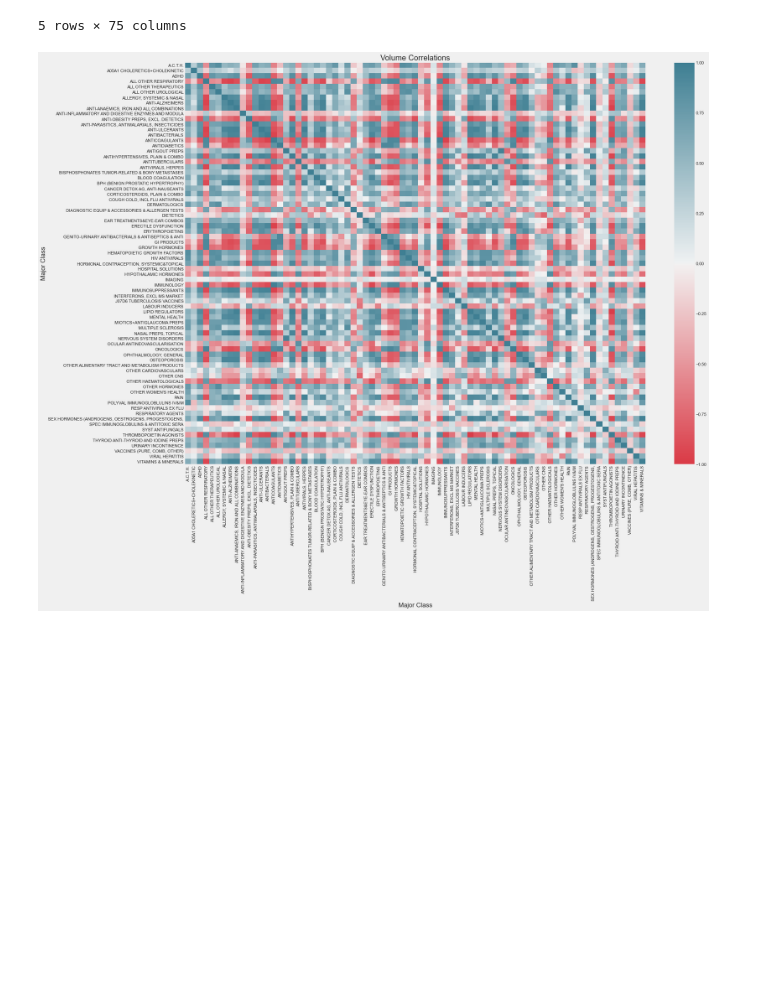
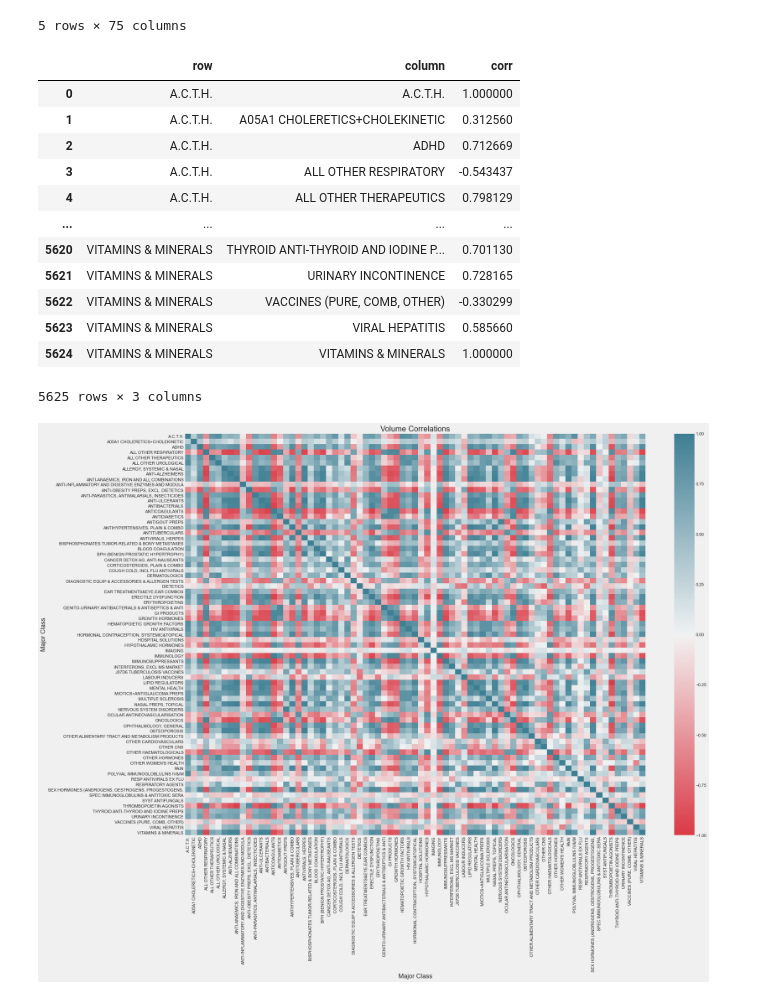
Before and after one commit to pauldoan/CBS_Nephron, a Jupyter notebook: Correlations/Correlations.ipynb, the cells around one changed output. Saved outputs shown, nothing was run; the diff lists cells and outputs as text; code cells hidden in the pictures; blank space fills up the shorter version.

```diff
--- a/Correlations/Correlation.ipynb
+++ b/Correlations/Correlations.ipynb
@@ -74,10 +75,24 @@ trx_corr.head()
 # %%
 # Formating the correlation matrix to make it easier for Tableau analysis
 trx_corr_format = trx_corr.stack().to_frame().reset_index(level=1).rename(columns={'Major Class': 'column', 0: 'corr'}).reset_index().rename(columns={'Major Class': 'row'})
 trx_corr_format
 
 # Saving csv file
-trx_corr_format.to_csv('trx_corr_since2014_noCovid.csv')
+# trx_corr_format.to_csv('trx_corr_since2014_noCovid.csv')
+# %% [output]
+|  | row | column | corr |
+| 0 | A.C.T.H. | A.C.T.H. | 1.000000 |
+| 1 | A.C.T.H. | A05A1 CHOLERETICS+CHOLEKINETIC | 0.312560 |
+| 2 | A.C.T.H. | ADHD | 0.712669 |
+| 3 | A.C.T.H. | ALL OTHER RESPIRATORY | -0.543437 |
+| 4 | A.C.T.H. | ALL OTHER THERAPEUTICS | 0.798129 |
+| ... | ... | ... | ... |
+| 5620 | VITAMINS & MINERALS | THYROID ANTI-THYROID AND IODINE P... | 0.701130 |
+| 5621 | VITAMINS & MINERALS | URINARY INCONTINENCE | 0.728165 |
+| 5622 | VITAMINS & MINERALS | VACCINES (PURE, COMB, OTHER) | -0.330299 |
+| 5623 | VITAMINS & MINERALS | VIRAL HEPATITIS | 0.585660 |
+| 5624 | VITAMINS & MINERALS | VITAMINS & MINERALS | 1.000000 |
+5625 rows × 3 columns
 # %%
 # plotting correlation matrix
 plt.subplots(figsize=(24,18))
```
Also changed, not shown: parts of 14 cells of this notebook, 14 other files.
